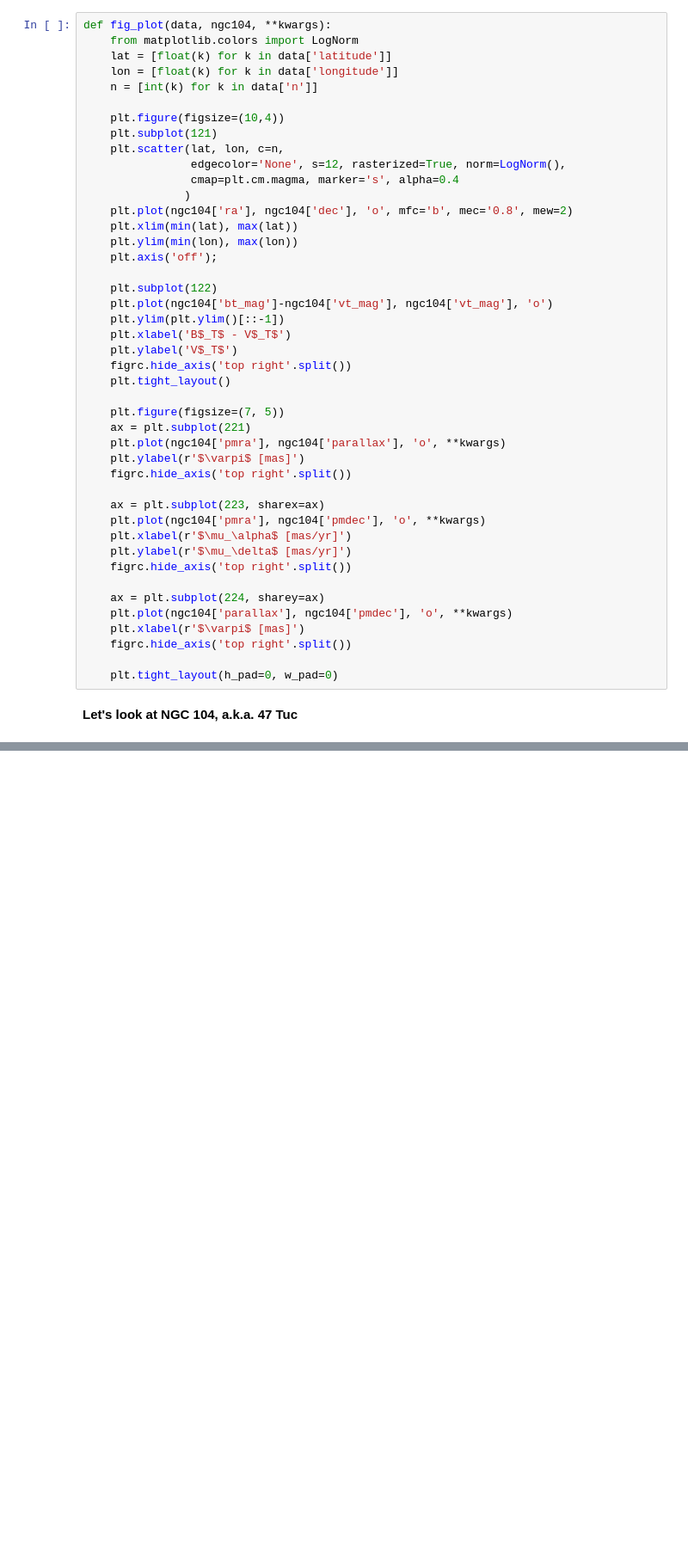
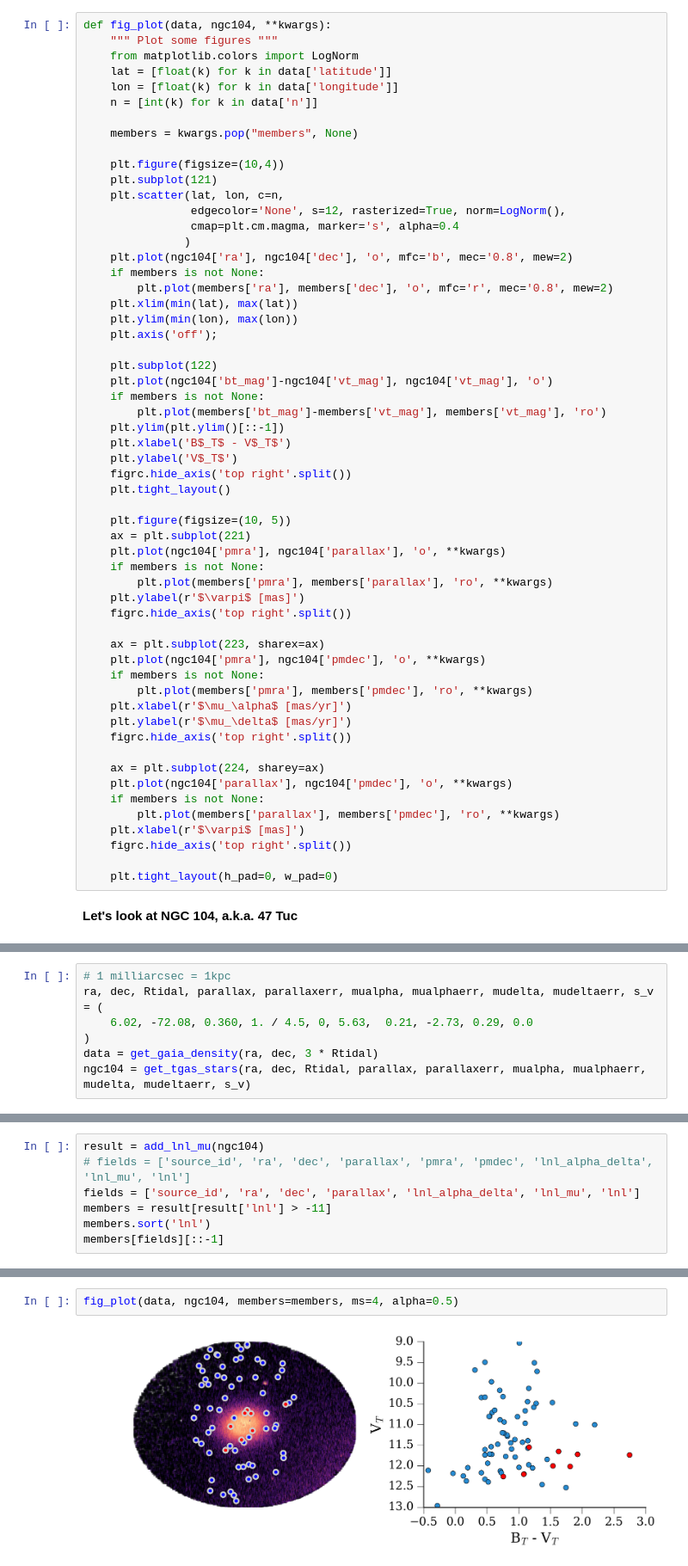
Before and after one commit to mfouesneau/tap, a Jupyter notebook: examples/TAP_tutorial.ipynb, the cells around one changed output, grey strips where cells are left out. Shown at 86% size. Cells and saved outputs as stored; diff of their text form; blank space fills up the shorter version.

Commit message:
Revised content, figures etc

```diff
--- a/examples/TAP_tutorial.ipynb
+++ b/examples/TAP_tutorial.ipynb
@@ -1262,9 +1359,12 @@ order by latitude, longitude
 # %%
 def fig_plot(data, ngc104, **kwargs):
+    """ Plot some figures """
     from matplotlib.colors import LogNorm
     lat = [float(k) for k in data['latitude']]
     lon = [float(k) for k in data['longitude']]
     n = [int(k) for k in data['n']]
+
+    members = kwargs.pop("members", None)
 
     plt.figure(figsize=(10,4))
     plt.subplot(121)
@@ -1273,32 +1373,42 @@ def fig_plot(data, ngc104, **kwargs):
                 cmap=plt.cm.magma, marker='s', alpha=0.4
                )
     plt.plot(ngc104['ra'], ngc104['dec'], 'o', mfc='b', mec='0.8', mew=2)
+    if members is not None:
+        plt.plot(members['ra'], members['dec'], 'o', mfc='r', mec='0.8', mew=2)
     plt.xlim(min(lat), max(lat))
     plt.ylim(min(lon), max(lon))
     plt.axis('off');
 
     plt.subplot(122)
     plt.plot(ngc104['bt_mag']-ngc104['vt_mag'], ngc104['vt_mag'], 'o')
+    if members is not None:
+        plt.plot(members['bt_mag']-members['vt_mag'], members['vt_mag'], 'ro')
     plt.ylim(plt.ylim()[::-1])
     plt.xlabel('B$_T$ - V$_T$')
     plt.ylabel('V$_T$')
     figrc.hide_axis('top right'.split())
     plt.tight_layout()
 
-    plt.figure(figsize=(7, 5))
+    plt.figure(figsize=(10, 5))
     ax = plt.subplot(221)
     plt.plot(ngc104['pmra'], ngc104['parallax'], 'o', **kwargs)
+    if members is not None:
+        plt.plot(members['pmra'], members['parallax'], 'ro', **kwargs)
     plt.ylabel(r'$\varpi$ [mas]')
     figrc.hide_axis('top right'.split())
 
     ax = plt.subplot(223, sharex=ax)
     plt.plot(ngc104['pmra'], ngc104['pmdec'], 'o', **kwargs)
+    if members is not None:
+        plt.plot(members['pmra'], members['pmdec'], 'ro', **kwargs)
     plt.xlabel(r'$\mu_\alpha$ [mas/yr]')
     plt.ylabel(r'$\mu_\delta$ [mas/yr]')
     figrc.hide_axis('top right'.split())
 
     ax = plt.subplot(224, sharey=ax)
     plt.plot(ngc104['parallax'], ngc104['pmdec'], 'o', **kwargs)
+    if members is not None:
+        plt.plot(members['parallax'], members['pmdec'], 'ro', **kwargs)
     plt.xlabel(r'$\varpi$ [mas]')
     figrc.hide_axis('top right'.split())
 
@@ -1560,0 +1420,7 @@ WHERE
+# %%
+# 1 milliarcsec = 1kpc
+ra, dec, Rtidal, parallax, parallaxerr, mualpha, mualphaerr, mudelta, mudeltaerr, s_v = (
+    6.02, -72.08, 0.360, 1. / 4.5, 0, 5.63,  0.21, -2.73, 0.29, 0.0
+)
+data = get_gaia_density(ra, dec, 3 * Rtidal)
+ngc104 = get_tgas_stars(ra, dec, Rtidal, parallax, parallaxerr, mualpha, mualphaerr, mudelta, mudeltaerr, s_v)
@@ -1560,0 +1480,7 @@ WHERE
+# %%
+result = add_lnl_mu(ngc104)
+# fields = ['source_id', 'ra', 'dec', 'parallax', 'pmra', 'pmdec', 'lnl_alpha_delta', 'lnl_mu', 'lnl']
+fields = ['source_id', 'ra', 'dec', 'parallax', 'lnl_alpha_delta', 'lnl_mu', 'lnl']
+members = result[result['lnl'] > -11]
+members.sort('lnl')
+members[fields][::-1]
@@ -1560,0 +1516,4 @@ WHERE
+# %%
+fig_plot(data, ngc104, members=members, ms=4, alpha=0.5)
+# %% [output]
+[figure, added]
```
Also changed, not shown: parts of 67 cells of this notebook.
